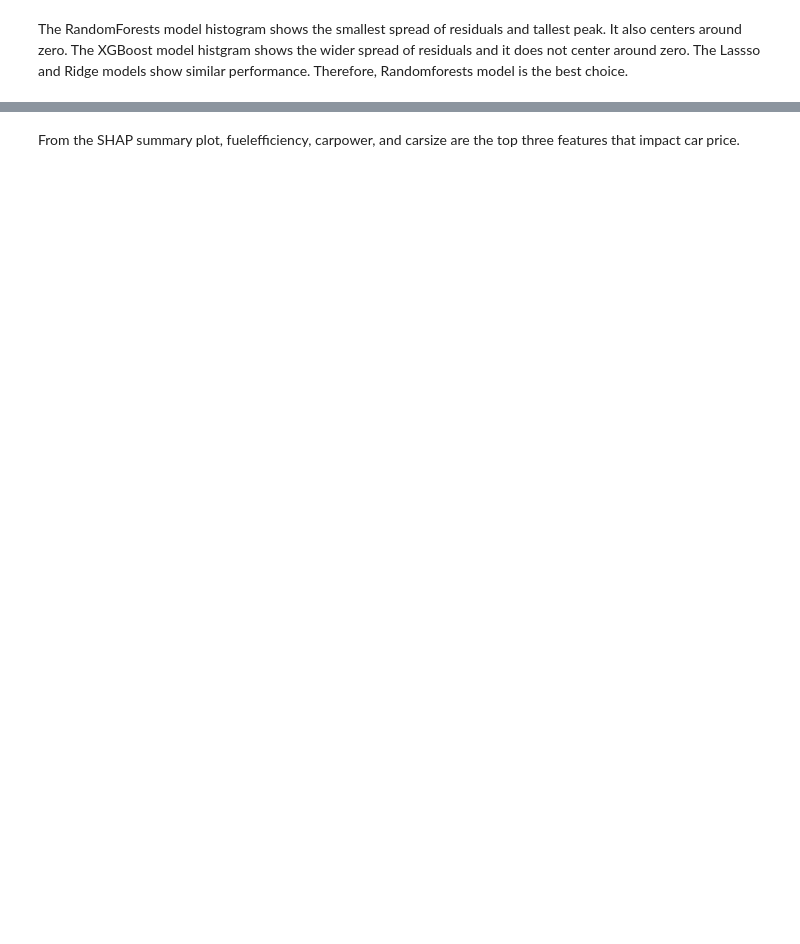
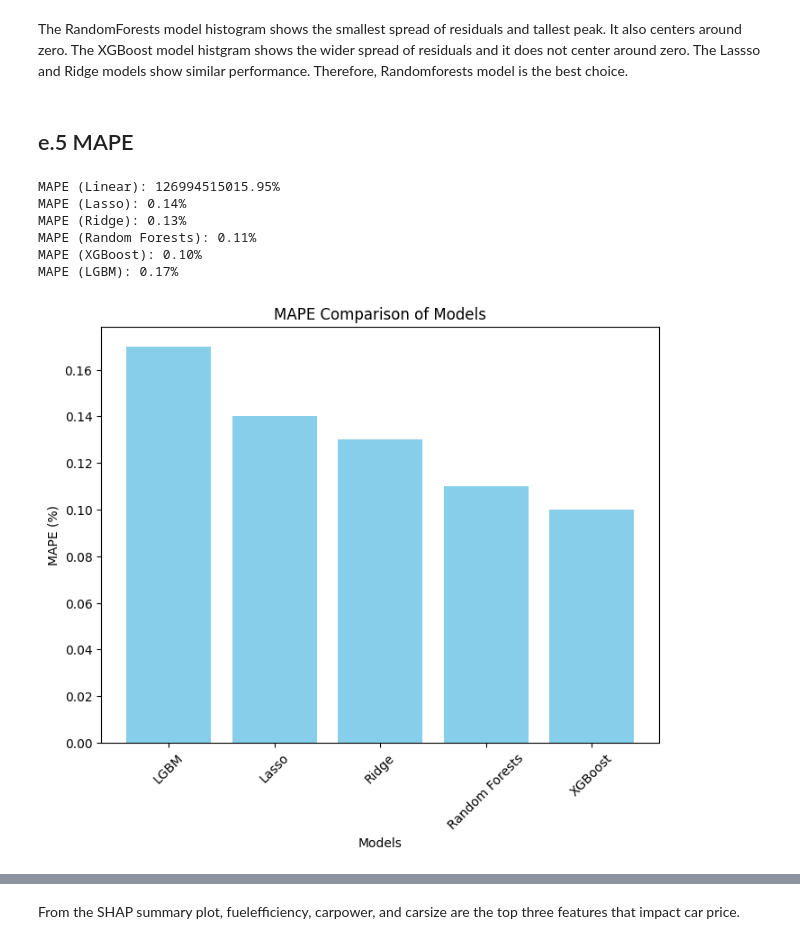
Before and after one commit to stevelitech2018/Capstone_2_car_price, a Jupyter notebook: Car price prediction multiple linear regression/Capstone_2nd_Modeling.ipynb, the cells around one changed output, grey strips where cells are left out. Cells and saved outputs as stored; diff of their text form; code cells hidden in the pictures; blank space fills up the shorter version.

```diff
--- a/Car price prediction multiple linear regression/Capstone_2nd_Modeling.ipynb
+++ b/Car price prediction multiple linear regression/Capstone_2nd_Modeling.ipynb
@@ -182,3 +358,55 @@ plt.show()
 # %% [markdown]
 The RandomForests model histogram shows the smallest spread of residuals and tallest peak. It also centers around zero. The XGBoost model histgram shows the wider spread of residuals and it does not center around zero. The Lassso and Ridge models show similar performance. Therefore, Randomforests model is the best choice.
+# %% [markdown]
+<a id="e.5"></a>
+## e.5 MAPE
+# %%
+from sklearn.metrics import mean_absolute_percentage_error
+# Calculate MAPE
+mape_linear = mean_absolute_percentage_error(y_test,preds_linear)
+mape_random_forest = mean_absolute_percentage_error(y_test,preds_random_forest)
+mape_XGBoost = mean_absolute_percentage_error(y_test,preds_XGBoost)
+mape_LGBM = mean_absolute_percentage_error(y_test,preds_LGBM)
+mape_lasso = mean_absolute_percentage_error(y_test, preds_lasso)
+mape_ridge = mean_absolute_percentage_error(y_test, preds_ridge)
+# Print the MAPE for both models
+print("MAPE (Linear): {:.2f}%".format(mape_linear))
+print("MAPE (Lasso): {:.2f}%".format(mape_lasso))
+print("MAPE (Ridge): {:.2f}%".format(mape_ridge))
+print("MAPE (Random Forests): {:.2f}%".format(mape_random_forest))
+print("MAPE (XGBoost): {:.2f}%".format(mape_XGBoost))
+print("MAPE (LGBM): {:.2f}%".format(mape_LGBM))
+# %% [output]
+MAPE (Linear): 126994515015.95%
+MAPE (Lasso): 0.14%
+MAPE (Ridge): 0.13%
+MAPE (Random Forests): 0.11%
+MAPE (XGBoost): 0.10%
+MAPE (LGBM): 0.17%
+# %%
+import matplotlib.pyplot as plt
+
+# Example MAPE values for two models (replace these with your actual MAPE values)
+mape_values = {
+    "Lasso": 0.14,
+    "Ridge":0.13,
+    "Random Forests":0.11,
+    "XGBoost":0.10,
+    "LGBM":0.17
+    # Add any additional models here
+}
+
+# Sorting the MAPE values in descending order
+sorted_mape_values = dict(sorted(mape_values.items(), key=lambda item: item[1], reverse=True))
+
+# Creating a bar chart
+plt.figure(figsize=(8, 6))
+plt.bar(sorted_mape_values.keys(), sorted_mape_values.values(), color='skyblue')
+plt.xlabel('Models')
+plt.ylabel('MAPE (%)')
+plt.title('MAPE Comparison of Models')
+plt.xticks(rotation=45)
+plt.show()
+# %% [output]
+[figure, added]
 # %% [markdown]
```
Also changed, not shown: parts of 17 cells of this notebook, 3 other files.
